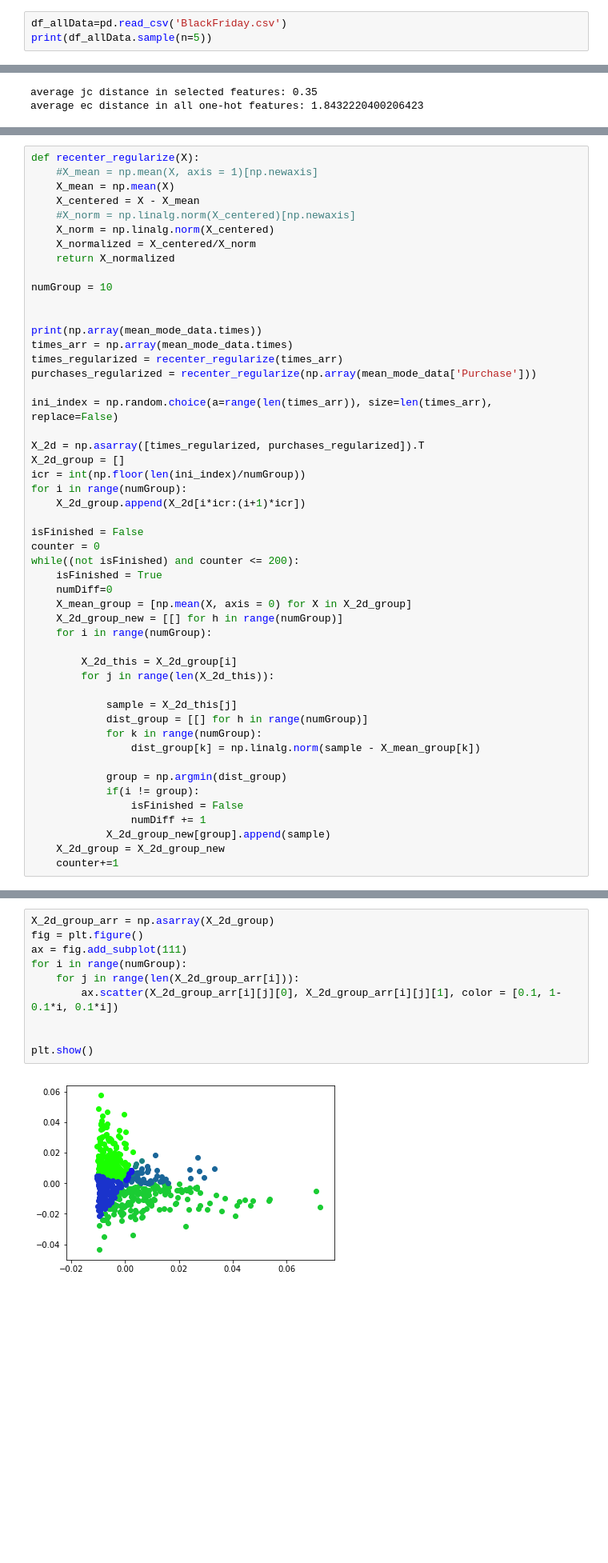
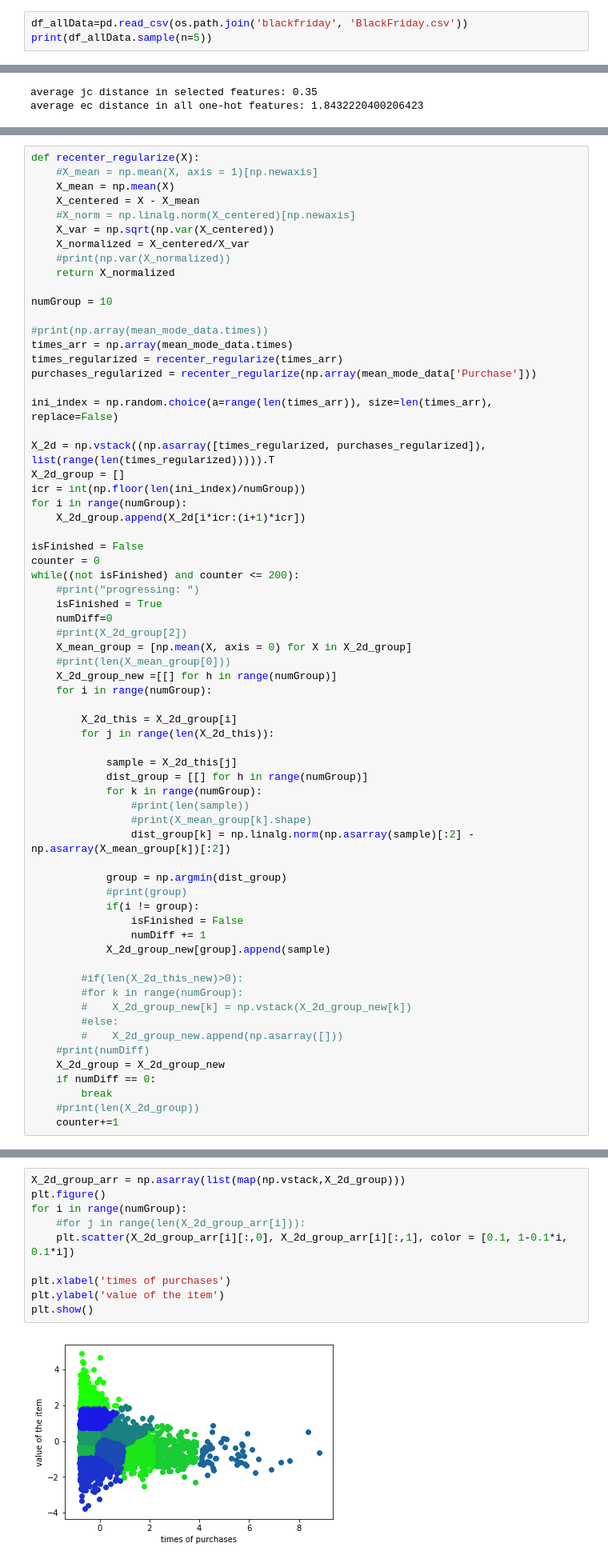
Before and after one commit to ciuji/ECE445_MLForEngg_Project, a Jupyter notebook: final_all_problems.ipynb, the cells around one changed output, grey strips where cells are left out. Shown at 80% size. Cells and saved outputs as stored; diff of their text form; blank space fills up the shorter version.

```diff
--- a/final_all_problems.ipynb
+++ b/final_all_problems.ipynb
@@ -1284,7 +1564,7 @@ from sklearn import metrics
 from sklearn.preprocessing import MinMaxScaler
 import matplotlib.pyplot as plt
 # %%
-df_allData=pd.read_csv('BlackFriday.csv')
+df_allData=pd.read_csv(os.path.join('blackfriday', 'BlackFriday.csv'))
 print(df_allData.sample(n=5))
 # %% [output]
         User_ID Product_ID Gender    Age  Occupation City_Category  \
@@ -1596,21 +1876,21 @@ def recenter_regularize(X):
     X_mean = np.mean(X)
     X_centered = X - X_mean
     #X_norm = np.linalg.norm(X_centered)[np.newaxis]
-    X_norm = np.linalg.norm(X_centered)
-    X_normalized = X_centered/X_norm
+    X_var = np.sqrt(np.var(X_centered))
+    X_normalized = X_centered/X_var
+    #print(np.var(X_normalized))
     return X_normalized
 
 numGroup = 10
 
-
-print(np.array(mean_mode_data.times))
+#print(np.array(mean_mode_data.times))
 times_arr = np.array(mean_mode_data.times)
 times_regularized = recenter_regularize(times_arr)
 purchases_regularized = recenter_regularize(np.array(mean_mode_data['Purchase']))
 
 ini_index = np.random.choice(a=range(len(times_arr)), size=len(times_arr), replace=False)
 
-X_2d = np.asarray([times_regularized, purchases_regularized]).T
+X_2d = np.vstack((np.asarray([times_regularized, purchases_regularized]), list(range(len(times_regularized))))).T
 X_2d_group = []
 icr = int(np.floor(len(ini_index)/numGroup))
 for i in range(numGroup):
@@ -1619,10 +1899,13 @@ for i in range(numGroup):
 isFinished = False
 counter = 0
 while((not isFinished) and counter <= 200):
+    #print("progressing: ")
     isFinished = True
     numDiff=0
+    #print(X_2d_group[2])
     X_mean_group = [np.mean(X, axis = 0) for X in X_2d_group]
-    X_2d_group_new = [[] for h in range(numGroup)]
+    #print(len(X_mean_group[0]))
+    X_2d_group_new =[[] for h in range(numGroup)]
     for i in range(numGroup):
 
         X_2d_this = X_2d_group[i]
@@ -1631,12 +1914,25 @@ while((not isFinished) and counter <= 200):
             sample = X_2d_this[j]
             dist_group = [[] for h in range(numGroup)]
             for k in range(numGroup):
-                dist_group[k] = np.linalg.norm(sample - X_mean_group[k])
+                #print(len(sample))
+                #print(X_mean_group[k].shape)
+                dist_group[k] = np.linalg.norm(np.asarray(sample)[:2] - np.asarray(X_mean_group[k])[:2])
 
             group = np.argmin(dist_group)
+            #print(group)
             if(i != group):
                 isFinished = False
                 numDiff += 1
             X_2d_group_new[group].append(sample)
+
+        #if(len(X_2d_this_new)>0):
+        #for k in range(numGroup):
+        #    X_2d_group_new[k] = np.vstack(X_2d_group_new[k])
+        #else:
+        #    X_2d_group_new.append(np.asarray([]))
+    #print(numDiff)
     X_2d_group = X_2d_group_new
+    if numDiff == 0:
+        break
+    #print(len(X_2d_group))
     counter+=1
@@ -1708,12 +1939,12 @@ while((not isFinished) and counter <= 200):
 # %%
-X_2d_group_arr = np.asarray(X_2d_group)
-fig = plt.figure()
-ax = fig.add_subplot(111)
+X_2d_group_arr = np.asarray(list(map(np.vstack,X_2d_group)))
+plt.figure()
 for i in range(numGroup):
-    for j in range(len(X_2d_group_arr[i])):
-        ax.scatter(X_2d_group_arr[i][j][0], X_2d_group_arr[i][j][1], color = [0.1, 1-0.1*i, 0.1*i])
+    #for j in range(len(X_2d_group_arr[i])):
+    plt.scatter(X_2d_group_arr[i][:,0], X_2d_group_arr[i][:,1], color = [0.1, 1-0.1*i, 0.1*i])
 
-
+plt.xlabel('times of purchases')
+plt.ylabel('value of the item')
 plt.show()
 # %% [output]
-[figure, old version]
+[figure, new version]
```
Also changed, not shown: parts of 91 cells of this notebook.
